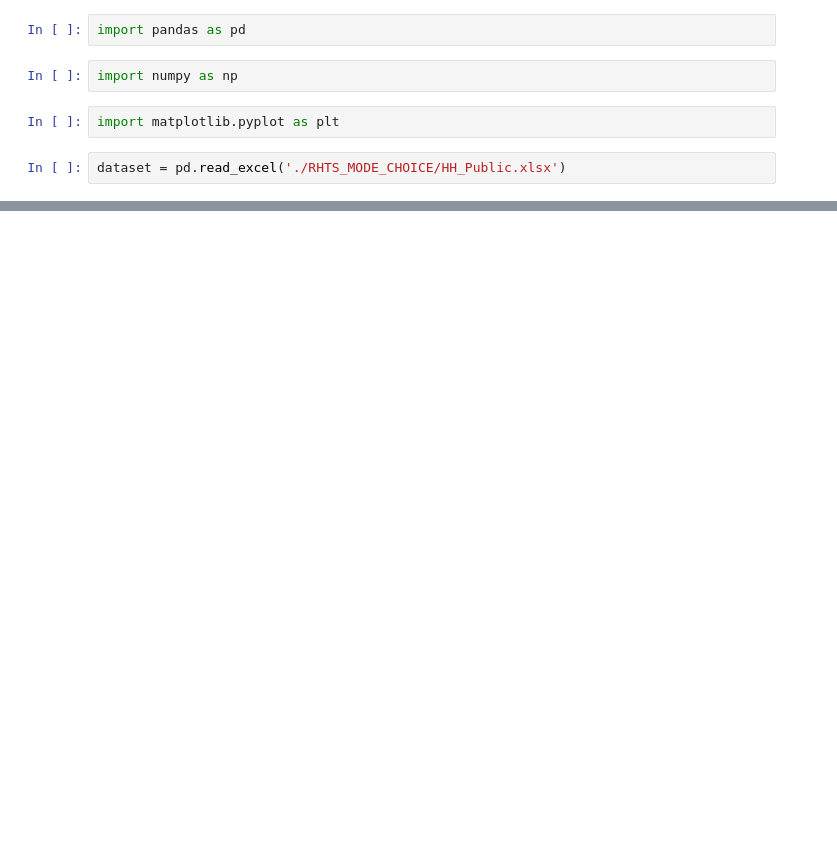
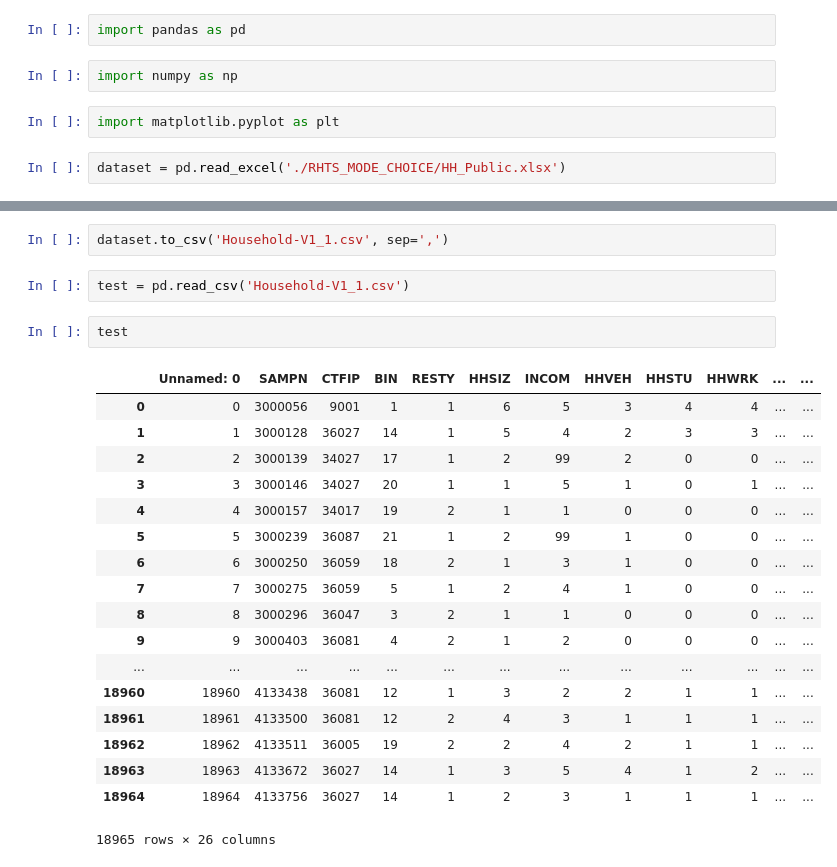
Before and after one commit to soundestmammal/Senior_Thesis, a Jupyter notebook: data-cleaning.ipynb, the cells around one changed output, grey strips where cells are left out. Saved outputs shown, nothing was run; the diff lists cells and outputs as text; blank space fills up the shorter version.

```diff
--- a/data-cleaning.ipynb
+++ b/data-cleaning.ipynb
@@ -29,0 +81,25 @@ dataset
+# %%
+dataset.to_csv('Household-V1_1.csv', sep=',')
+# %%
+test = pd.read_csv('Household-V1_1.csv')
+# %%
+test
+# %% [output]
+|  | Unnamed: 0 | SAMPN | CTFIP | BIN | RESTY | HHSIZ | INCOM | HHVEH | HHSTU | HHWRK | ... | ... |
+| 0 | 0 | 3000056 | 9001 | 1 | 1 | 6 | 5 | 3 | 4 | 4 | ... | ... |
+| 1 | 1 | 3000128 | 36027 | 14 | 1 | 5 | 4 | 2 | 3 | 3 | ... | ... |
+| 2 | 2 | 3000139 | 34027 | 17 | 1 | 2 | 99 | 2 | 0 | 0 | ... | ... |
+| 3 | 3 | 3000146 | 34027 | 20 | 1 | 1 | 5 | 1 | 0 | 1 | ... | ... |
+| 4 | 4 | 3000157 | 34017 | 19 | 2 | 1 | 1 | 0 | 0 | 0 | ... | ... |
+| 5 | 5 | 3000239 | 36087 | 21 | 1 | 2 | 99 | 1 | 0 | 0 | ... | ... |
+| 6 | 6 | 3000250 | 36059 | 18 | 2 | 1 | 3 | 1 | 0 | 0 | ... | ... |
+| 7 | 7 | 3000275 | 36059 | 5 | 1 | 2 | 4 | 1 | 0 | 0 | ... | ... |
+| 8 | 8 | 3000296 | 36047 | 3 | 2 | 1 | 1 | 0 | 0 | 0 | ... | ... |
+| 9 | 9 | 3000403 | 36081 | 4 | 2 | 1 | 2 | 0 | 0 | 0 | ... | ... |
+| ... | ... | ... | ... | ... | ... | ... | ... | ... | ... | ... | ... | ... |
+| 18960 | 18960 | 4133438 | 36081 | 12 | 1 | 3 | 2 | 2 | 1 | 1 | ... | ... |
+| 18961 | 18961 | 4133500 | 36081 | 12 | 2 | 4 | 3 | 1 | 1 | 1 | ... | ... |
+| 18962 | 18962 | 4133511 | 36005 | 19 | 2 | 2 | 4 | 2 | 1 | 1 | ... | ... |
+| 18963 | 18963 | 4133672 | 36027 | 14 | 1 | 3 | 5 | 4 | 1 | 2 | ... | ... |
+| 18964 | 18964 | 4133756 | 36027 | 14 | 1 | 2 | 3 | 1 | 1 | 1 | ... | ... |
+18965 rows × 26 columns
```
Also changed, not shown: parts of 7 cells of this notebook, 2 other files.
